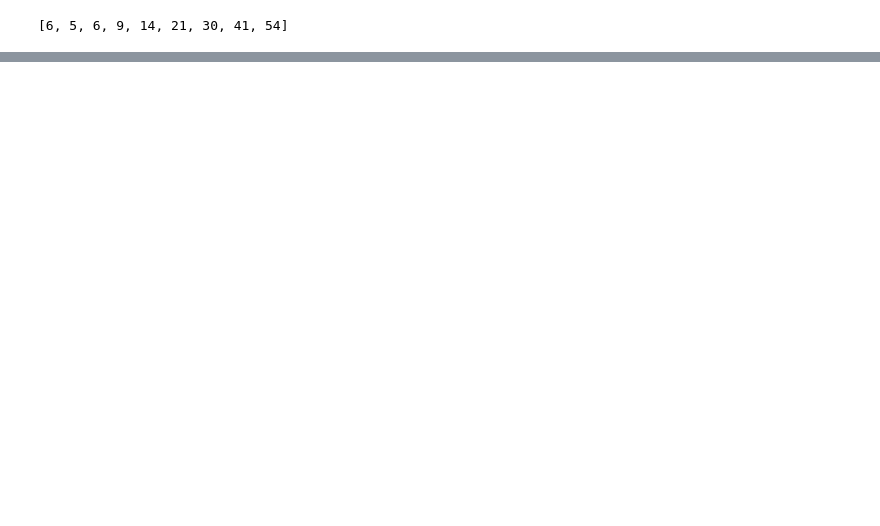
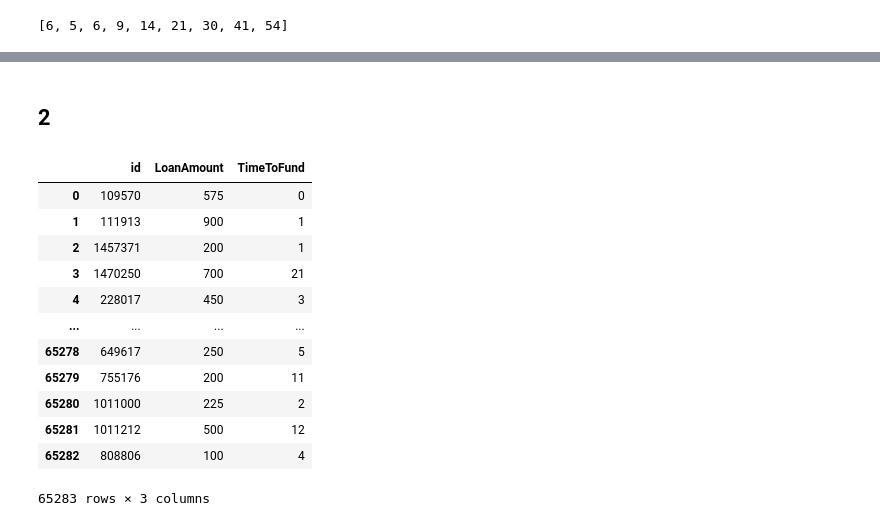
Before and after one commit to FinnReinders/Labs, a Jupyter notebook: Lab2.ipynb, the cells around one changed output, grey strips where cells are left out. Saved outputs shown, nothing was run; the diff lists cells and outputs as text; code cells hidden in the pictures; blank space fills up the shorter version.

```diff
--- a/Lab2.ipynb
+++ b/Lab2.ipynb
@@ -50,0 +162,19 @@ print(g(2))
+# %% [markdown]
+## 2
+# %%
+data = pd.read_csv("Lab2_Optimization.csv", delimiter=";")
+data
+# %% [output]
+|  | id | LoanAmount | TimeToFund |
+| 0 | 109570 | 575 | 0 |
+| 1 | 111913 | 900 | 1 |
+| 2 | 1457371 | 200 | 1 |
+| 3 | 1470250 | 700 | 21 |
+| 4 | 228017 | 450 | 3 |
+| ... | ... | ... | ... |
+| 65278 | 649617 | 250 | 5 |
+| 65279 | 755176 | 200 | 11 |
+| 65280 | 1011000 | 225 | 2 |
+| 65281 | 1011212 | 500 | 12 |
+| 65282 | 808806 | 100 | 4 |
+65283 rows × 3 columns
```
Also changed, not shown: parts of 16 cells of this notebook, 2 other files.
